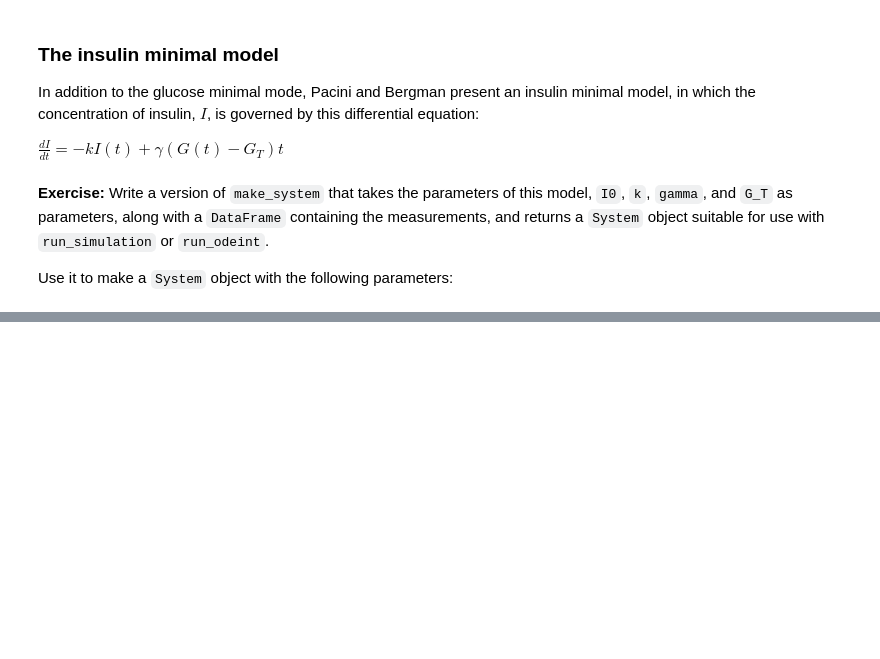
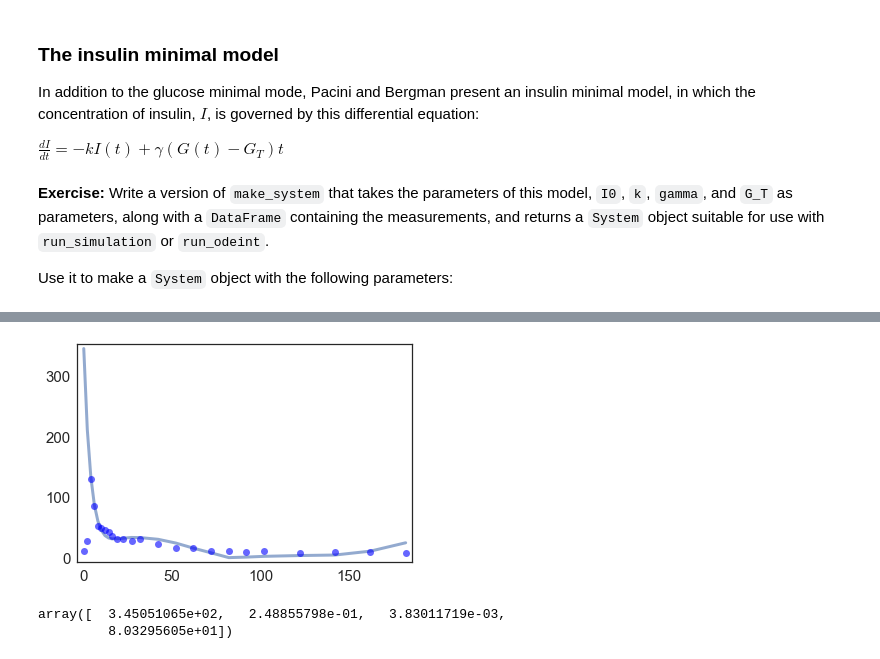
Before and after one commit to JonahSpicher/ModSimPy, a Jupyter notebook: code/chap08 - Copy.ipynb, the cells around one changed output, grey strips where cells are left out. Cells and saved outputs as stored; diff of their text form; code cells hidden in the pictures; blank space fills up the shorter version.

```diff
--- a/code/chap08 - Copy.ipynb
+++ b/code/chap08 - Copy.ipynb
@@ -594,0 +642,21 @@ G_T = 80
+# %%
+def error_func_i(params, data):
+    print(params)
+
+    # make a System with the given parameters
+    system = make_system(*params, data)
+
+    # solve the ODE
+    run_odeint(system, slope_func_i)
+
+    # compute the difference between the model
+    # results and actual data
+    error = system.results.I - data.insulin
+    return error.loc[8:]
+# %%
+"""I0 = 360
+k = 0.25
+gamma = 0.004
+G_T = 80"""
+params = 360, 0.25, 0.004, 80
+error_func_i(params, data)
@@ -594,0 +686,2 @@ G_T = 80
+# %%
+best_params = fit_leastsq(error_func_i, params, data)
@@ -594,0 +706,12 @@ G_T = 80
+# %%
+system = make_system(*best_params, data)
+run_odeint(system, slope_func_i)
+plot(system.results)
+plot(data.insulin, 'bo')
+# %% [output]
+[figure, added]
+# %%
+best_params
+# %% [output]
+array([  3.45051065e+02,   2.48855798e-01,   3.83011719e-03,
+         8.03295605e+01])
```
Also changed, not shown: parts of 38 cells of this notebook, 1 other file.
